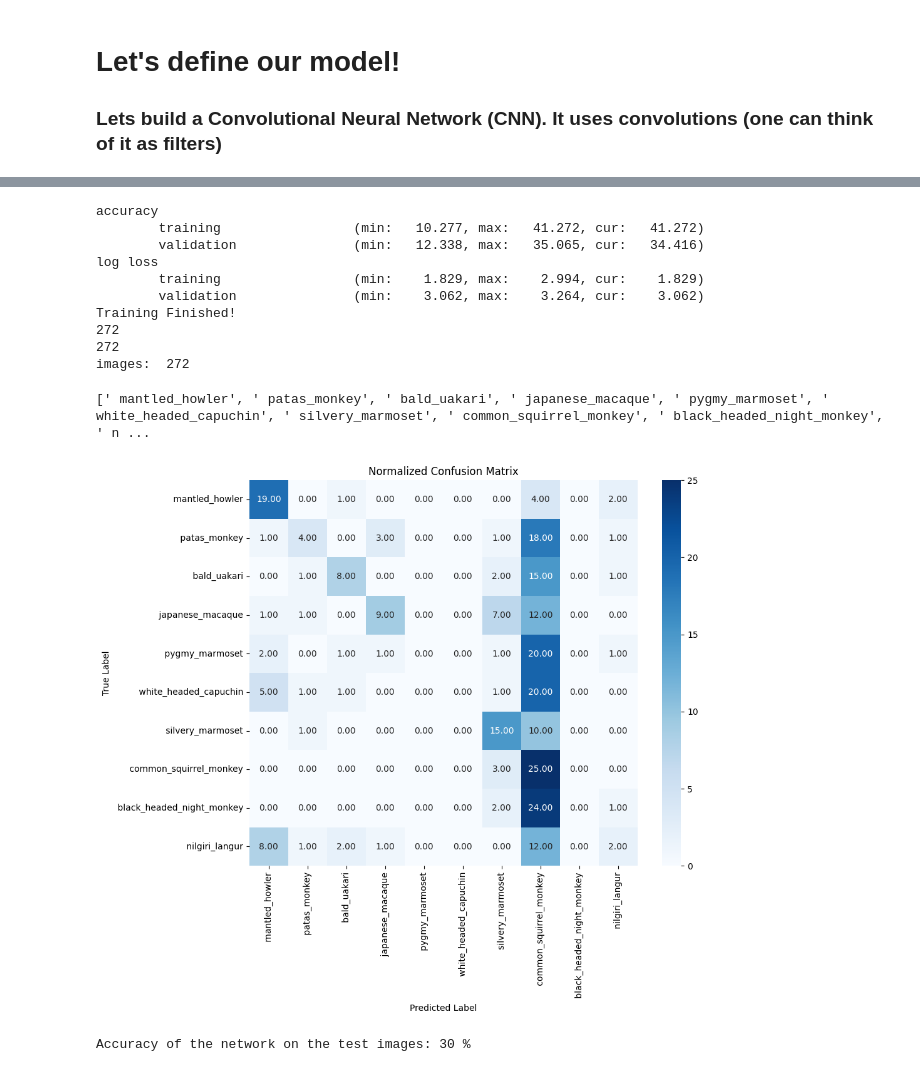
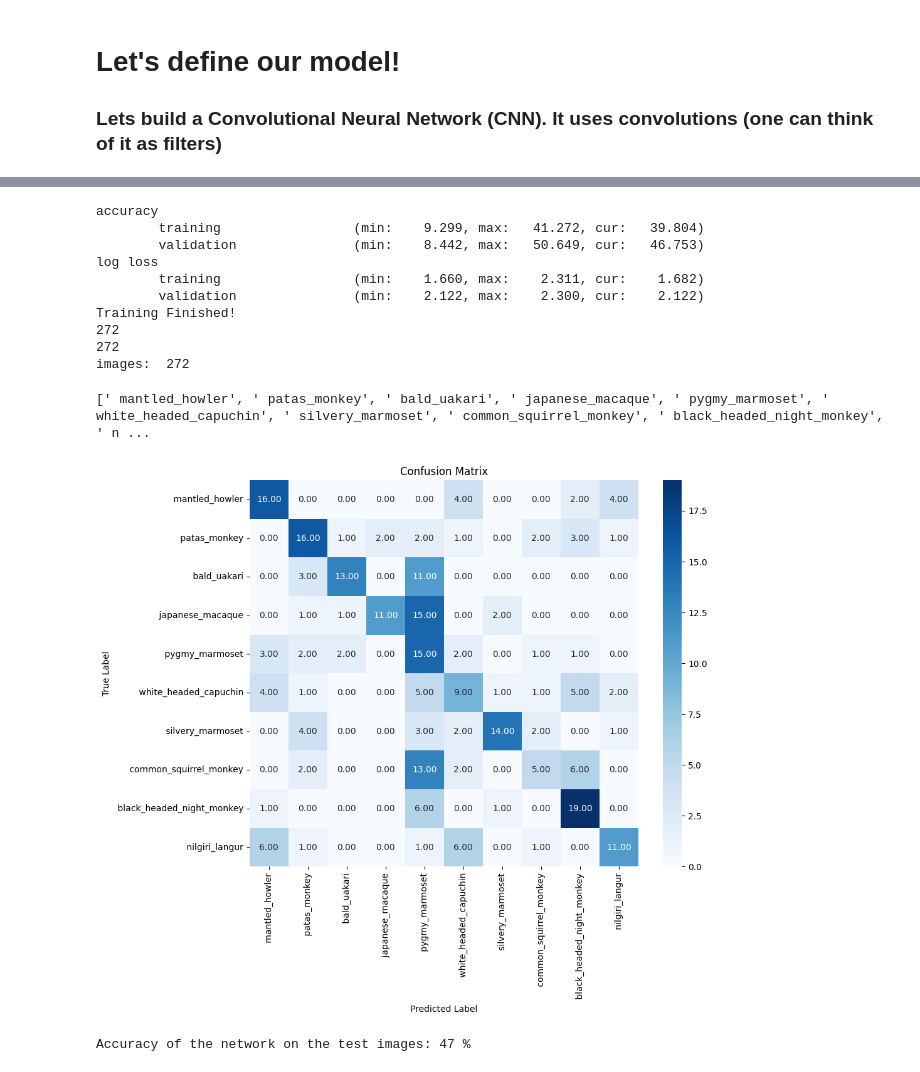
Before and after one commit to Cizako/Classification-Game, a Jupyter notebook: classification.ipynb, the cells around one changed output, grey strips where cells are left out. Cells and saved outputs as stored; diff of their text form; code cells hidden in the pictures.

```diff
--- a/classification.ipynb
+++ b/classification.ipynb
@@ -111,17 +120,22 @@ import torch.nn.functional as F
 import torch
 
 class ClassificationModel(nn.Module):
-    def __init__(self, num_classes=10, input_size=(500, 500)):
+    def __init__(self, num_classes=10, input_size=(500, 500), dropout_rate=0.5):
         super(ClassificationModel, self).__init__()
 
         # First convolutional layer: 3 input channels (RGB), 32 output channels, kernel size 5, padding 2 to preserve size
-        self.conv1 = nn.Conv2d(3, 32, kernel_size=5, padding=2)
+        self.conv1 = nn.Conv2d(in_channels=3, out_channels=32, kernel_size=5, padding=2)
 
         # Second convolutional layer: outputs a 32-channel feature map
-        #self.conv2 = nn.Conv2d(32, 64, kernel_size=5, padding=2)
+        self.conv2 = nn.Conv2d(32, 64, kernel_size=5, padding=2)
 
         ## Third convolutional layer: further reduces spatial dimensions
         #self.conv3 = nn.Conv2d(64, 128, kernel_size=5, padding=2)
+
+        # Dropout layers
+        self.dropout1 = nn.Dropout2d(p=dropout_rate)  # Spatial dropout for convolutional layers
+        self.dropout2 = nn.Dropout(p=dropout_rate)
+        self.dropout3 = nn.Dropout(p=dropout_rate)    # Regular dropout for fully connected layers
 
 
         # Calculate the size of the fully connected layer dynamically
@@ -135,8 +149,8 @@ class ClassificationModel(nn.Module):
         x = torch.zeros(1, 3, *input_size)  # Create a dummy input tensor
         x = F.relu(self.conv1(x))
         x = F.max_pool2d(x, kernel_size=2, stride=2)
-        #x = F.relu(self.conv2(x))
-        #x = F.max_pool2d(x, kernel_size=2)
+        x = F.relu(self.conv2(x))
+        x = F.max_pool2d(x, kernel_size=2)
         #x = F.relu(self.conv3(x))
         #x = F.max_pool2d(x, kernel_size=2)
         return x.numel()  # Total number of elements after conv layers
@@ -144,11 +158,14 @@ class ClassificationModel(nn.Module):
     def forward(self, x):
         # First conv -> ReLU -> Max Pooling
         x = F.relu(self.conv1(x))
+        x = self.dropout1(x)  # Apply spatial dropout
+
         x = F.max_pool2d(x, kernel_size=2, stride=2)
 
-        # Second conv -> ReLU -> Max Pooling
-        #x = F.relu(self.conv2(x))
-        #x = F.max_pool2d(x, kernel_size=2)
+        #Second conv -> ReLU -> Max Pooling
+        x = F.relu(self.conv2(x))
+        x = self.dropout3(x)
+        x = F.max_pool2d(x, kernel_size=2)
 
         # Third conv -> ReLU -> Max Pooling
         #x = F.relu(self.conv3(x))
@@ -160,6 +177,8 @@ class ClassificationModel(nn.Module):
 
         # Fully connected layer -> ReLU
         x = F.relu(self.fc1(x))
+        x = self.dropout2(x)  # Apply regular dropout before final layer
+
 
         # Output layer (no activation, to be combined with a loss function later)
         x = self.prediction(x)
@@ -210,10 +233,10 @@ device = 'mps'
 
 START_EPOCH = 0
 EPOCHS = 20 # how long should the model train
-MODEL_NAME = "2 Conv wheightd 0.01"
+MODEL_NAME = "drop_0.5 two layers"
 ID = 2213
-LR = 0.00005 # how "much" should the model learn
-BATCH_SIZE = 32# how many images should the model see before updating
+LR = 0.01 # how "much" should the model learn
+BATCH_SIZE = 8# how many images should the model see before updating
 
 model_info = {
             'epochs' : EPOCHS,
@@ -227,12 +250,8 @@ model_info = {
 dataset_size = len(dataset)
 train_size = int(0.8 * dataset_size)  # 80% for training
 val_size = dataset_size - train_size   # 20% for validation
-
-class_weights = torch.ones(NUM_OF_CLASSES)
-class_weights[7] = 5
-class_weights = class_weights.to(device)
 if NUM_OF_CLASSES > 2:
-    criterion = nn.CrossEntropyLoss(weight=class_weights)
+    criterion = nn.CrossEntropyLoss()
 else:
     criterion = nn.BCELoss()
 
@@ -247,11 +266,11 @@ train_loader = DataLoader(dataset=train_dataset, batch_size=BATCH_SIZE, shuffle=
 val_loader = DataLoader(dataset=val_dataset, batch_size=BATCH_SIZE, shuffle=False)
 
 # Initialize the models
-model1 = ClassificationModel(num_classes=NUM_OF_CLASSES, input_size=IMAGE_SIZE)
+model1 = ClassificationModel(num_classes=NUM_OF_CLASSES, input_size=IMAGE_SIZE, dropout_rate=0.1)
 
 
 # Create optimizers for the model. This will try to find the optimal parameters in the model
-optimizer1 = torch.optim.Adam(model1.parameters(), lr=LR)
+optimizer1 = torch.optim.SGD(model1.parameters(), lr=LR)
 
 # Move models to gpu and train
 model1.to(device)
@@ -275,16 +294,16 @@ training_info(model_info=model_info)
 accuracy
-        training                 (min:   10.277, max:   41.272, cur:   41.272)
-        validation               (min:   12.338, max:   35.065, cur:   34.416)
+        training                 (min:    9.299, max:   41.272, cur:   39.804)
+        validation               (min:    8.442, max:   50.649, cur:   46.753)
 log loss
-        training                 (min:    1.829, max:    2.994, cur:    1.829)
-        validation               (min:    3.062, max:    3.264, cur:    3.062)
+        training                 (min:    1.660, max:    2.311, cur:    1.682)
+        validation               (min:    2.122, max:    2.300, cur:    2.122)
 Training Finished!
 272
 272
 images:  272
 [' mantled_howler', ' patas_monkey', ' bald_uakari', ' japanese_macaque', ' pygmy_marmoset', ' white_headed_capuchin', ' silvery_marmoset', ' common_squirrel_monkey', ' black_headed_night_monkey', ' n ...
-[figure, old version]
+[figure, new version]
-Accuracy of the network on the test images: 30 %
+Accuracy of the network on the test images: 47 %
 # %%
 import matplotlib.pyplot as plt
 from train import plot_experiments
```
Also changed, not shown: parts of 6 cells of this notebook.
